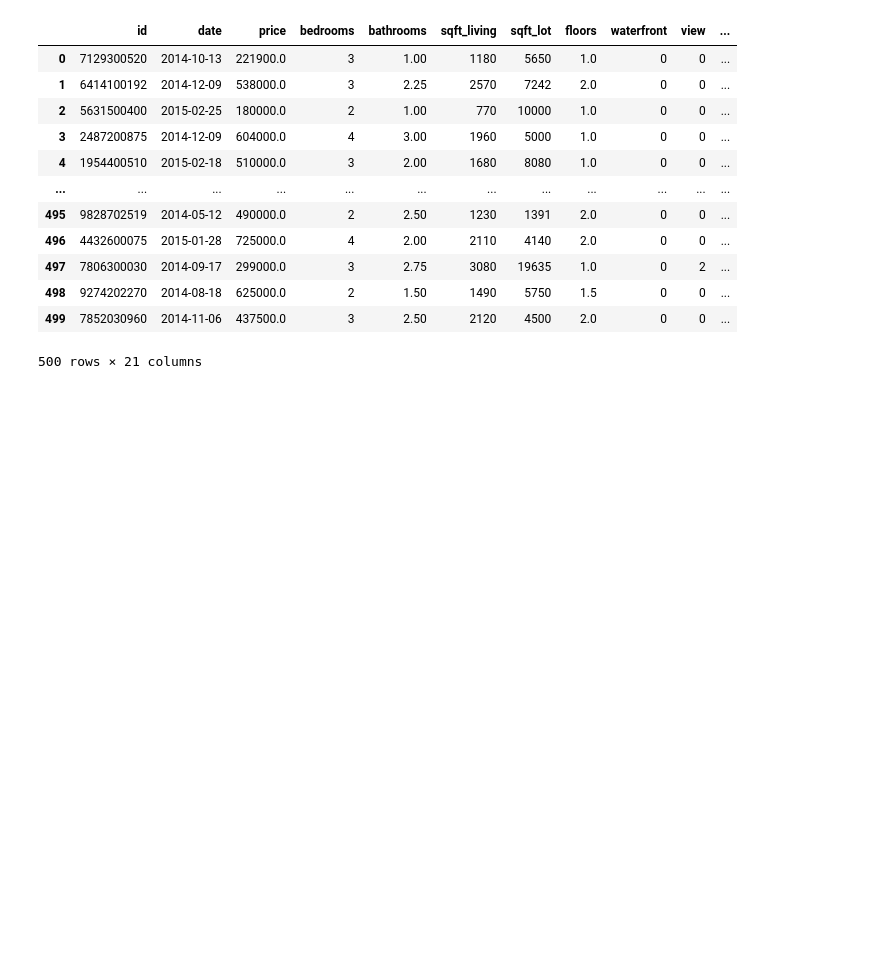
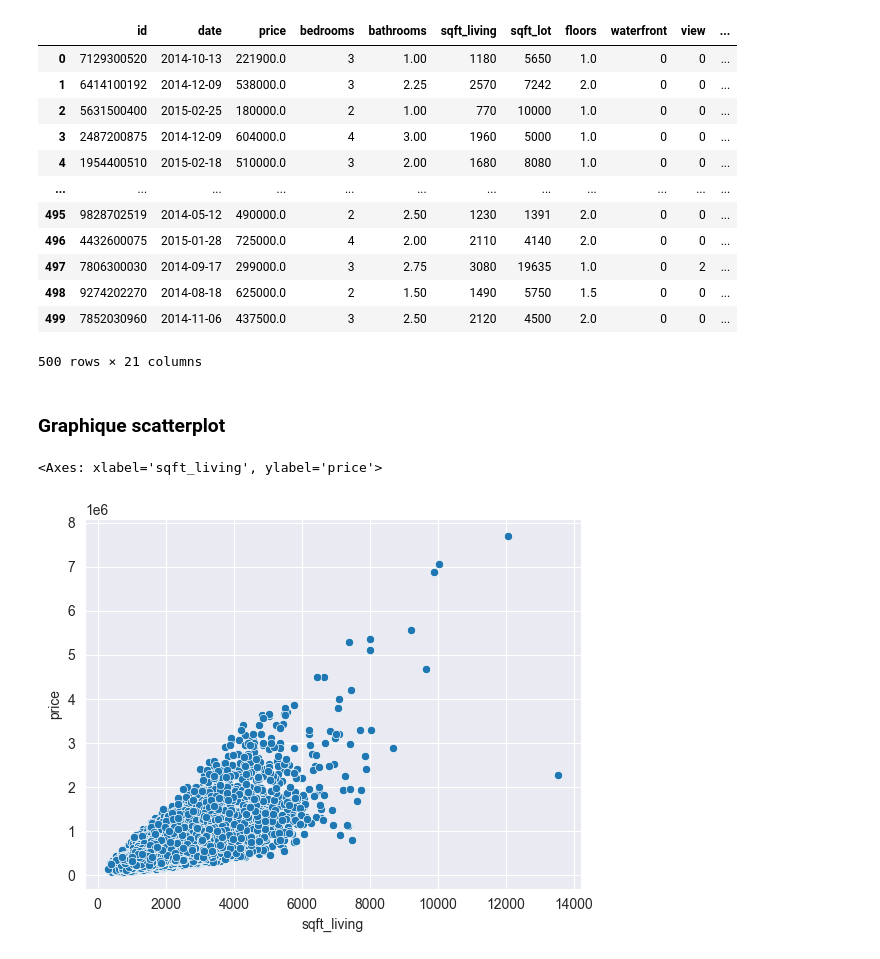
Before and after one commit to neevaiti/house_prediction_prices_app, a Jupyter notebook: components_machine_learning/read_and_clean_data.ipynb, the cells around one changed output. Cells and saved outputs as stored; diff of their text form; code cells hidden in the pictures; blank space fills up the shorter version.

```diff
--- a/components_machine_learning/read_and_clean_data.ipynb
+++ b/components_machine_learning/read_and_clean_data.ipynb
@@ -3,11 +3,10 @@
 # %%
 import pandas as pd
 import seaborn as sns
+import numpy as np
 import matplotlib.pyplot as plt
-from sklearn.model_selection import train_test_split
-from sklearn.neighbors import KNeighborsClassifier
 
-df_houses_datas_prototype = pd.read_csv("../houses_datas.csv")
+df_houses_datas_prototype = pd.read_csv("houses_datas.csv")
 
 # Voir rapidement l'ensemble du fichier avec les colonnes
 df_houses_datas_prototype.head()
@@ -64,3 +55,10 @@ df_houses_datas_prototype.head(500)
 | 498 | 9274202270 | 2014-08-18 | 625000.0 | 2 | 1.50 | 1490 | 5750 | 1.5 | 0 | 0 | ... |
 | 499 | 7852030960 | 2014-11-06 | 437500.0 | 3 | 2.50 | 2120 | 4500 | 2.0 | 0 | 0 | ... |
 500 rows × 21 columns
+# %% [markdown]
+### Graphique scatterplot
+# %%
+sns.scatterplot(data=df_houses_datas_prototype, x='sqft_living', y='price')
+# %% [output]
+<Axes: xlabel='sqft_living', ylabel='price'>
+[figure, added]
```
Also changed, not shown: parts of 14 cells of this notebook, 3 other files.
